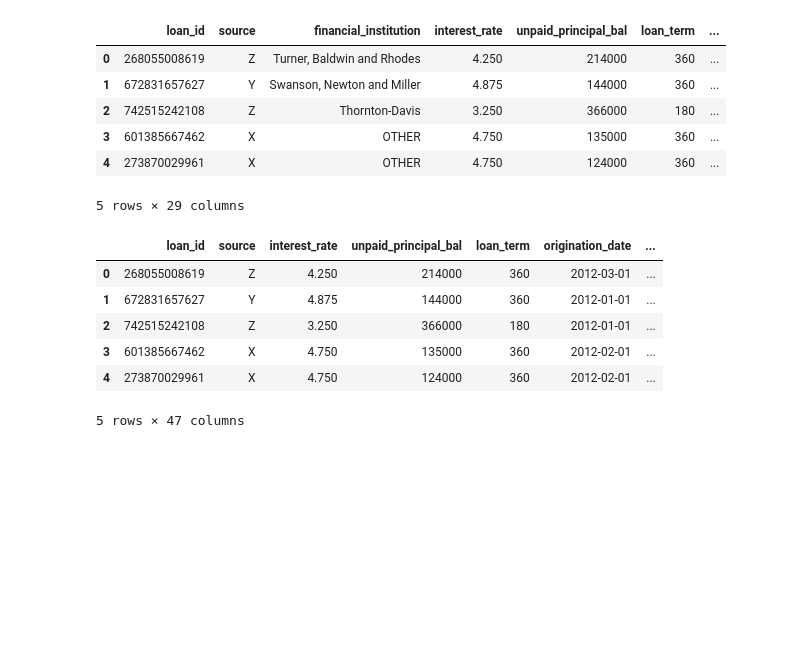
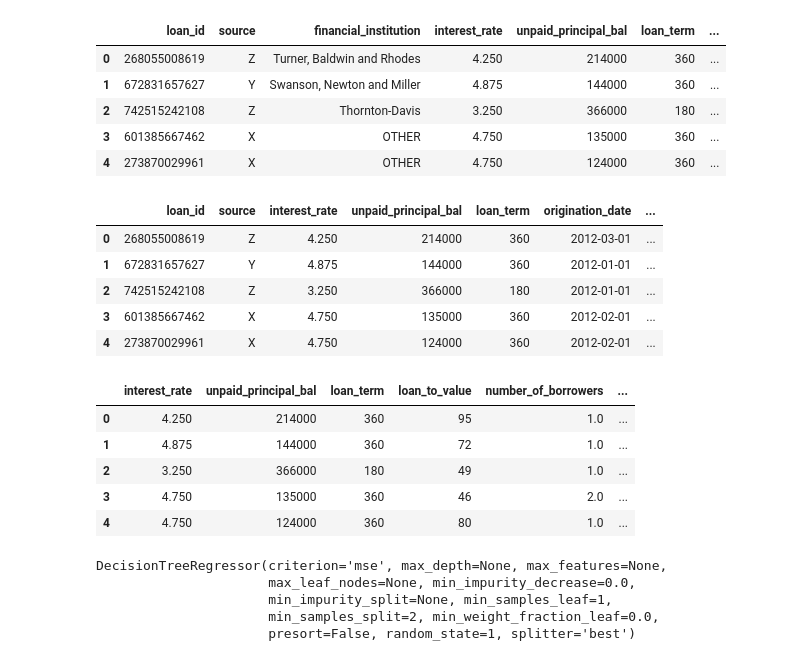
Before and after one commit to shabazsa/Loan-Delinquency-Prediction, a Jupyter notebook: dataPreProcessing.ipynb, the cells around one changed output. Drawn from its saved outputs; the diff is of its cells as text; code cells hidden in the pictures; blank space fills up the shorter version.

```diff
--- a/dataPreProcessing.ipynb
+++ b/dataPreProcessing.ipynb
@@ -3,5 +16,5 @@ import pandas as pd
 # %%
-tr = pd.read_csv('dataset/train.csv')
+tr = pd.read_csv(root_path + 'dataset/train.csv')
 tr.head()
 # %% [output]
 |  | loan_id | source | financial_institution | interest_rate | unpaid_principal_bal | loan_term | ... |
@@ -10,7 +23,6 @@ tr.head()
 | 2 | 742515242108 | Z | Thornton-Davis | 3.250 | 366000 | 180 | ... |
 | 3 | 601385667462 | X | OTHER | 4.750 | 135000 | 360 | ... |
 | 4 | 273870029961 | X | OTHER | 4.750 | 124000 | 360 | ... |
-5 rows × 29 columns
 # %%
 # one hot encoding function
 # %%
@@ -27,8 +39,8 @@ def one_hot_encoding(dataframe, feature):
     return dataframe
 # %%
 
-tr = one_hot_encoding(tr, 'financial_institution')
-tr.head()
+# tr = one_hot_encoding(tr, 'financial_institution')
+# tr.head()
 # %% [output]
 |  | loan_id | source | interest_rate | unpaid_principal_bal | loan_term | origination_date | ... |
 | 0 | 268055008619 | Z | 4.250 | 214000 | 360 | 2012-03-01 | ... |
@@ -36,4 +48,7 @@ tr.head()
 | 2 | 742515242108 | Z | 3.250 | 366000 | 180 | 2012-01-01 | ... |
 | 3 | 601385667462 | X | 4.750 | 135000 | 360 | 2012-02-01 | ... |
 | 4 | 273870029961 | X | 4.750 | 124000 | 360 | 2012-02-01 | ... |
-5 rows × 47 columns
+# %%
+data = pd.get_dummies(tr)
+# %%
+data = data.drop('loan_id', axis=1)
@@ -39,0 +57,24 @@ tr.head()
+# %%
+X = data.drop('m13',axis=1)
+X.head()
+# %% [output]
+|  | interest_rate | unpaid_principal_bal | loan_term | loan_to_value | number_of_borrowers | ... |
+| 0 | 4.250 | 214000 | 360 | 95 | 1.0 | ... |
+| 1 | 4.875 | 144000 | 360 | 72 | 1.0 | ... |
+| 2 | 3.250 | 366000 | 180 | 49 | 1.0 | ... |
+| 3 | 4.750 | 135000 | 360 | 46 | 2.0 | ... |
+| 4 | 4.750 | 124000 | 360 | 80 | 1.0 | ... |
+# %%
+from sklearn.tree import DecisionTreeRegressor
+
+# Define model. Specify a number for random_state to ensure same results each run
+melbourne_model = DecisionTreeRegressor(random_state=1)
+
+# Fit model
+melbourne_model.fit(X, Y)
+# %% [output]
+DecisionTreeRegressor(criterion='mse', max_depth=None, max_features=None,
+                      max_leaf_nodes=None, min_impurity_decrease=0.0,
+                      min_impurity_split=None, min_samples_leaf=1,
+                      min_samples_split=2, min_weight_fraction_leaf=0.0,
+                      presort=False, random_state=1, splitter='best')
```
Also changed, not shown: parts of 10 cells of this notebook.
